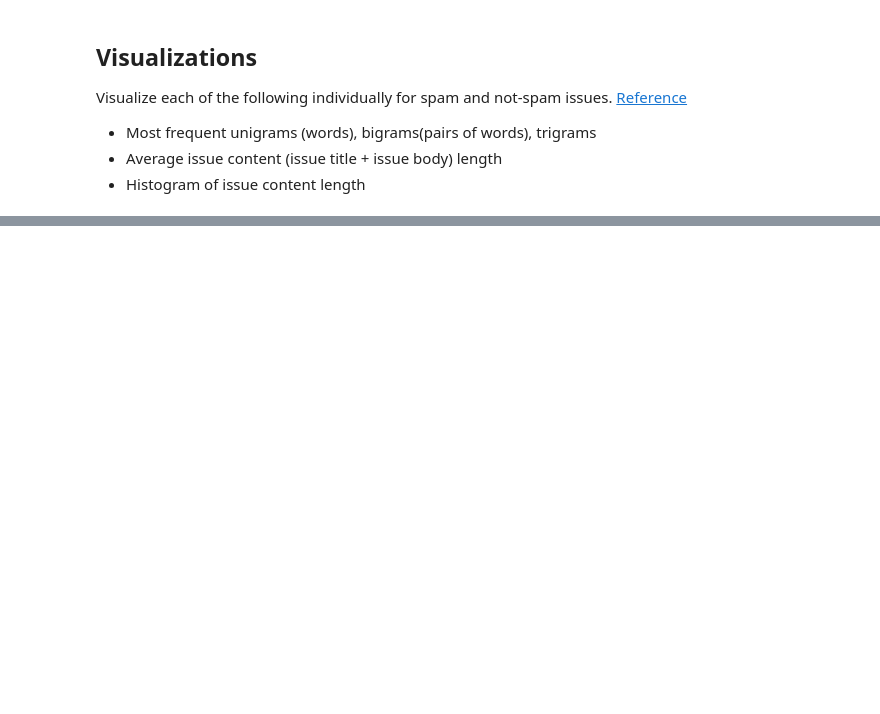
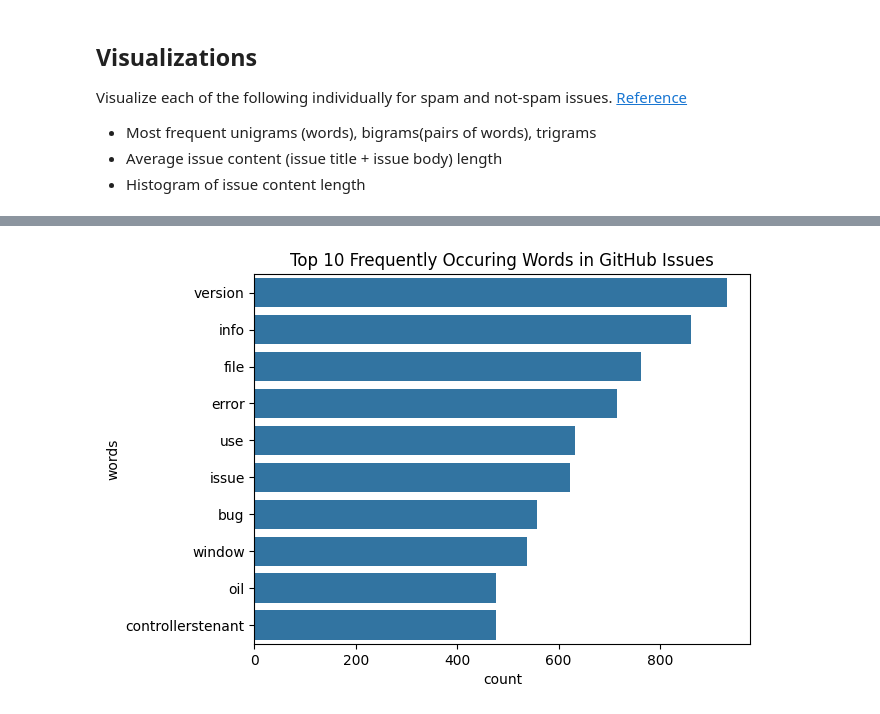
Before and after one commit to mishasinitcyn/RepoCleanup-backend, a Jupyter notebook: EDA/exploratory_data_analysis.ipynb, the cells around one changed output, grey strips where cells are left out. Cells and saved outputs as stored; diff of their text form; code cells hidden in the pictures; blank space fills up the shorter version.

```diff
--- a/EDA/exploratory_data_analysis.ipynb
+++ b/EDA/exploratory_data_analysis.ipynb
@@ -149,0 +187,7 @@ Visualize each of the following individually for spam and not-spam issues. [Refe
+# %%
+plot = sns.barplot(
+    data={'words': non_spam_words, 'count': non_spam_count},
+    x='count',
+    y='words').set_title('Top 10 Frequently Occuring Words in GitHub Issues')
+# %% [output]
+[figure, added]
```
Also changed, not shown: parts of 18 cells of this notebook.
